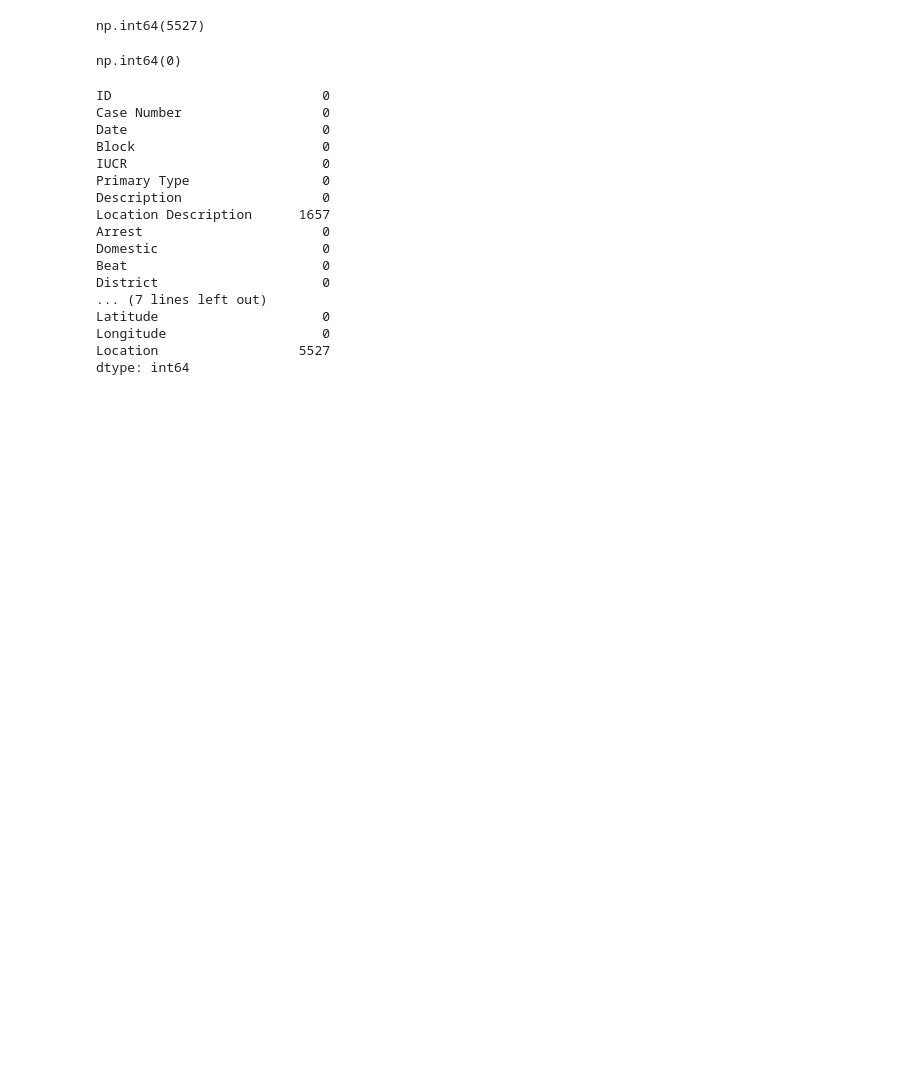
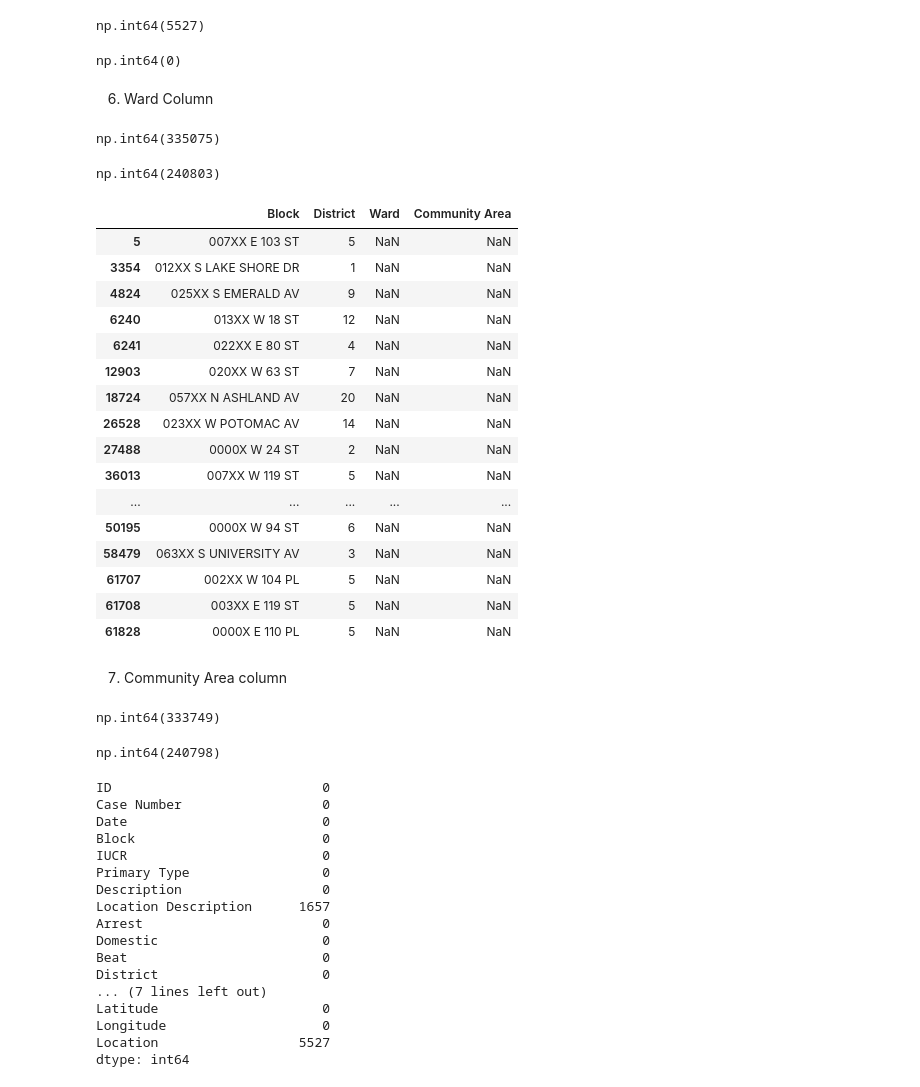
Before and after one commit to Kamalesh-Gandhi/Chicago-Crime-Analyzer, a Jupyter notebook: Data_Cleaning_Preprocessing.ipynb, the cells around one changed output. Cells and saved outputs as stored; diff of their text form; code cells hidden in the pictures; blank space fills up the shorter version.

```diff
--- a/Data_Cleaning_Preprocessing.ipynb
+++ b/Data_Cleaning_Preprocessing.ipynb
@@ -554,3 +554,46 @@ df.loc[(df['Block'] == '012XX S LAKE SHORE DR') & (df['Latitude'].isna()), 'Lati
 df['Latitude'].isna().sum()
 # %% [output]
 np.int64(0)
+# %% [markdown]
+6) Ward Column
+# %%
+df['Ward'].isna().sum()
+# %% [output]
+np.int64(335075)
+# %%
+# Step 1: Calculate the mean Longitude for each Block
+block_Ward_mean = df.groupby('Block')['Ward'].transform('mean')
+
+# Step 2: Fill NaN values in X Longitude with the corresponding block mean
+df['Ward'] = df['Ward'].fillna(block_Ward_mean)
+# %%
+df['Ward'].isna().sum()
+# %% [output]
+np.int64(240803)
+# %%
+ss = df[df['Ward'].isna()]
+ss[['Block','District','Ward','Community Area']].head(30)
+# %% [output]
+|  | Block | District | Ward | Community Area |
+| 5 | 007XX E 103 ST | 5 | NaN | NaN |
+| 3354 | 012XX S LAKE SHORE DR | 1 | NaN | NaN |
+| 4824 | 025XX S EMERALD AV | 9 | NaN | NaN |
+| 6240 | 013XX W 18 ST | 12 | NaN | NaN |
+| 6241 | 022XX E 80 ST | 4 | NaN | NaN |
+| 12903 | 020XX W 63 ST | 7 | NaN | NaN |
+| 18724 | 057XX N ASHLAND AV | 20 | NaN | NaN |
+| 26528 | 023XX W POTOMAC AV | 14 | NaN | NaN |
+| 27488 | 0000X W 24 ST | 2 | NaN | NaN |
+| 36013 | 007XX W 119 ST | 5 | NaN | NaN |
+| ... | ... | ... | ... | ... |
+| 50195 | 0000X W 94 ST | 6 | NaN | NaN |
+| 58479 | 063XX S UNIVERSITY AV | 3 | NaN | NaN |
+| 61707 | 002XX W 104 PL | 5 | NaN | NaN |
+| 61708 | 003XX E 119 ST | 5 | NaN | NaN |
+| 61828 | 0000X E 110 PL | 5 | NaN | NaN |
+# %% [markdown]
+7) Community Area column
+# %%
+df['Community Area'].isna().sum()
+# %% [output]
+np.int64(333749)
@@ -557,3 +606,7 @@ np.int64(0)
+# %%
+df['Community Area'].isna().sum()
+# %% [output]
+np.int64(240798)
 # %%
 df.isna().sum()
 # %% [output]
```
Also changed, not shown: parts of 1 cell of this notebook.
